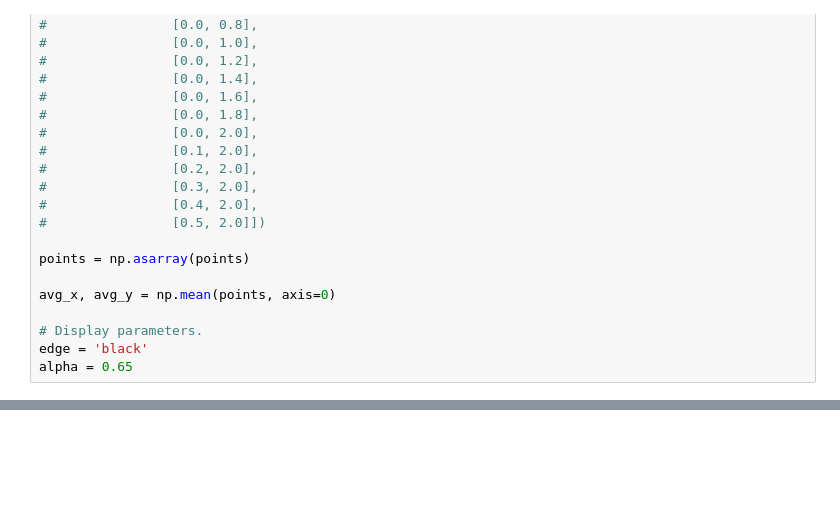
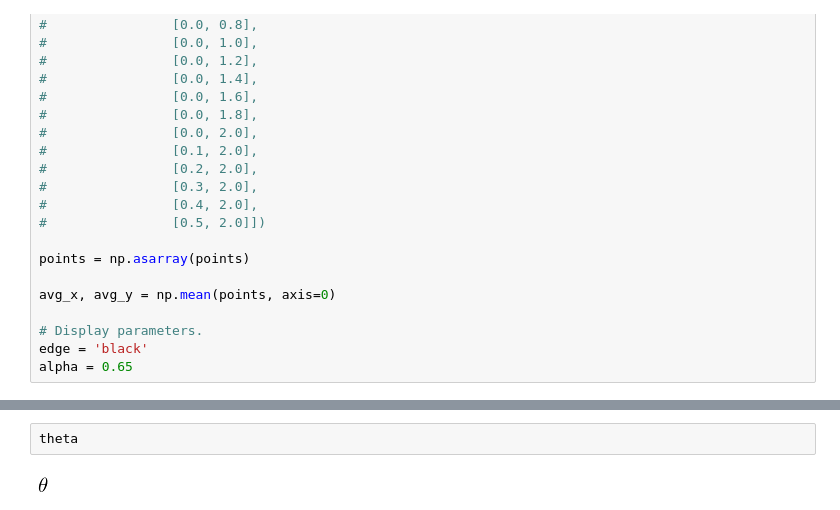
Before and after one commit to johnhw/ipynb_widget_canvas, a Jupyter notebook: notebooks/dev_transform.ipynb, the cells around one changed output, grey strips where cells are left out. Saved outputs shown, nothing was run; the diff lists cells and outputs as text; blank space fills up the shorter version.

```diff
--- a/notebooks/dev_transform.ipynb
+++ b/notebooks/dev_transform.ipynb
@@ -167,0 +325,4 @@ print(H)
+# %%
+theta
+# %% [output]
+[figure, added]
```
Also changed, not shown: parts of 30 cells of this notebook, 1 other file.
